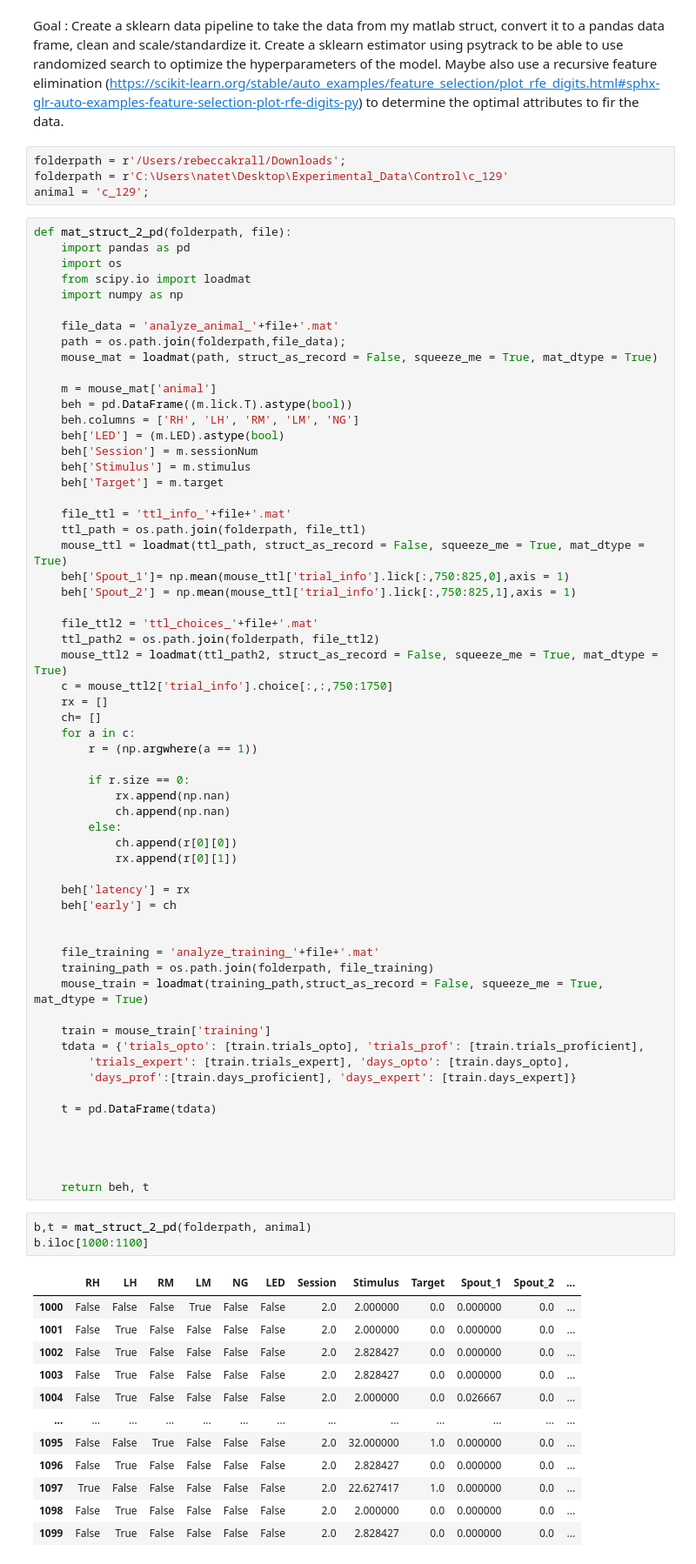
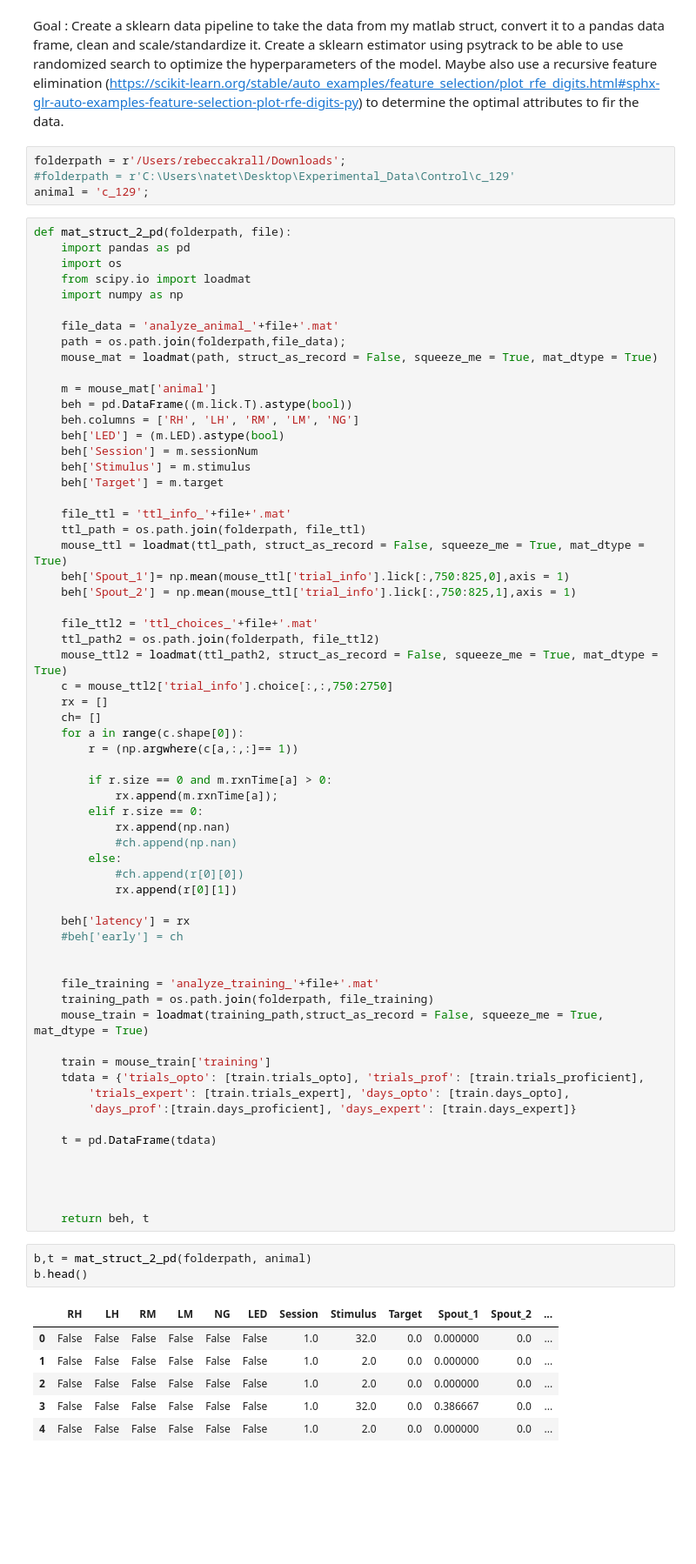
Before and after one commit to bkrall24/Learning_Strategies_Mouse_Behavior, a Jupyter notebook: psytrack_workflow.ipynb, the cells around one changed output. Shown: that part at 87% size. Cells and saved outputs as stored; diff of their text form; blank space fills up the shorter version.

```diff
--- a/psytrack_workflow.ipynb
+++ b/psytrack_workflow.ipynb
@@ -2,7 +2,7 @@
 Goal : Create a sklearn data pipeline to take the data from my matlab struct, convert it to a pandas data frame, clean and scale/standardize it. Create a sklearn estimator using psytrack to be able to use randomized search to optimize the hyperparameters of the model. Maybe also use a recursive feature elimination (https://scikit-learn.org/stable/auto_examples/feature_selection/plot_rfe_digits.html#sphx-glr-auto-examples-feature-selection-plot-rfe-digits-py) to determine the optimal attributes to fir the data.
 # %%
 folderpath = r'/Users/rebeccakrall/Downloads';
-folderpath = r'C:\Users\natet\Desktop\Experimental_Data\Control\c_129'
+#folderpath = r'C:\Users\natet\Desktop\Experimental_Data\Control\c_129'
 animal = 'c_129';
 # %%
 def mat_struct_2_pd(folderpath, file):
@@ -32,21 +32,23 @@ def mat_struct_2_pd(folderpath, file):
     file_ttl2 = 'ttl_choices_'+file+'.mat'
     ttl_path2 = os.path.join(folderpath, file_ttl2)
     mouse_ttl2 = loadmat(ttl_path2, struct_as_record = False, squeeze_me = True, mat_dtype = True)
-    c = mouse_ttl2['trial_info'].choice[:,:,750:1750]
+    c = mouse_ttl2['trial_info'].choice[:,:,750:2750]
     rx = []
     ch= []
-    for a in c:
-        r = (np.argwhere(a == 1))
+    for a in range(c.shape[0]):
+        r = (np.argwhere(c[a,:,:]== 1))
 
-        if r.size == 0:
+        if r.size == 0 and m.rxnTime[a] > 0:
+            rx.append(m.rxnTime[a]);
+        elif r.size == 0:
             rx.append(np.nan)
-            ch.append(np.nan)
+            #ch.append(np.nan)
         else:
-            ch.append(r[0][0])
+            #ch.append(r[0][0])
             rx.append(r[0][1])
 
     beh['latency'] = rx
-    beh['early'] = ch
+    #beh['early'] = ch
 
 
     file_training = 'analyze_training_'+file+'.mat'
@@ -66,17 +68,11 @@ def mat_struct_2_pd(folderpath, file):
     return beh, t
 # %%
 b,t = mat_struct_2_pd(folderpath, animal)
-b.iloc[1000:1100]
+b.head()
 # %% [output]
 |  | RH | LH | RM | LM | NG | LED | Session | Stimulus | Target | Spout_1 | Spout_2 | ... |
-| 1000 | False | False | False | True | False | False | 2.0 | 2.000000 | 0.0 | 0.000000 | 0.0 | ... |
-| 1001 | False | True | False | False | False | False | 2.0 | 2.000000 | 0.0 | 0.000000 | 0.0 | ... |
-| 1002 | False | True | False | False | False | False | 2.0 | 2.828427 | 0.0 | 0.000000 | 0.0 | ... |
-| 1003 | False | True | False | False | False | False | 2.0 | 2.828427 | 0.0 | 0.000000 | 0.0 | ... |
-| 1004 | False | True | False | False | False | False | 2.0 | 2.000000 | 0.0 | 0.026667 | 0.0 | ... |
-| ... | ... | ... | ... | ... | ... | ... | ... | ... | ... | ... | ... | ... |
-| 1095 | False | False | True | False | False | False | 2.0 | 32.000000 | 1.0 | 0.000000 | 0.0 | ... |
-| 1096 | False | True | False | False | False | False | 2.0 | 2.828427 | 0.0 | 0.000000 | 0.0 | ... |
-| 1097 | True | False | False | False | False | False | 2.0 | 22.627417 | 1.0 | 0.000000 | 0.0 | ... |
-| 1098 | False | True | False | False | False | False | 2.0 | 2.000000 | 0.0 | 0.000000 | 0.0 | ... |
-| 1099 | False | True | False | False | False | False | 2.0 | 2.828427 | 0.0 | 0.000000 | 0.0 | ... |
+| 0 | False | False | False | False | False | False | 1.0 | 32.0 | 0.0 | 0.000000 | 0.0 | ... |
+| 1 | False | False | False | False | False | False | 1.0 | 2.0 | 0.0 | 0.000000 | 0.0 | ... |
+| 2 | False | False | False | False | False | False | 1.0 | 2.0 | 0.0 | 0.000000 | 0.0 | ... |
+| 3 | False | False | False | False | False | False | 1.0 | 32.0 | 0.0 | 0.386667 | 0.0 | ... |
+| 4 | False | False | False | False | False | False | 1.0 | 2.0 | 0.0 | 0.000000 | 0.0 | ... |
```
Also changed, not shown: parts of 12 cells of this notebook.
